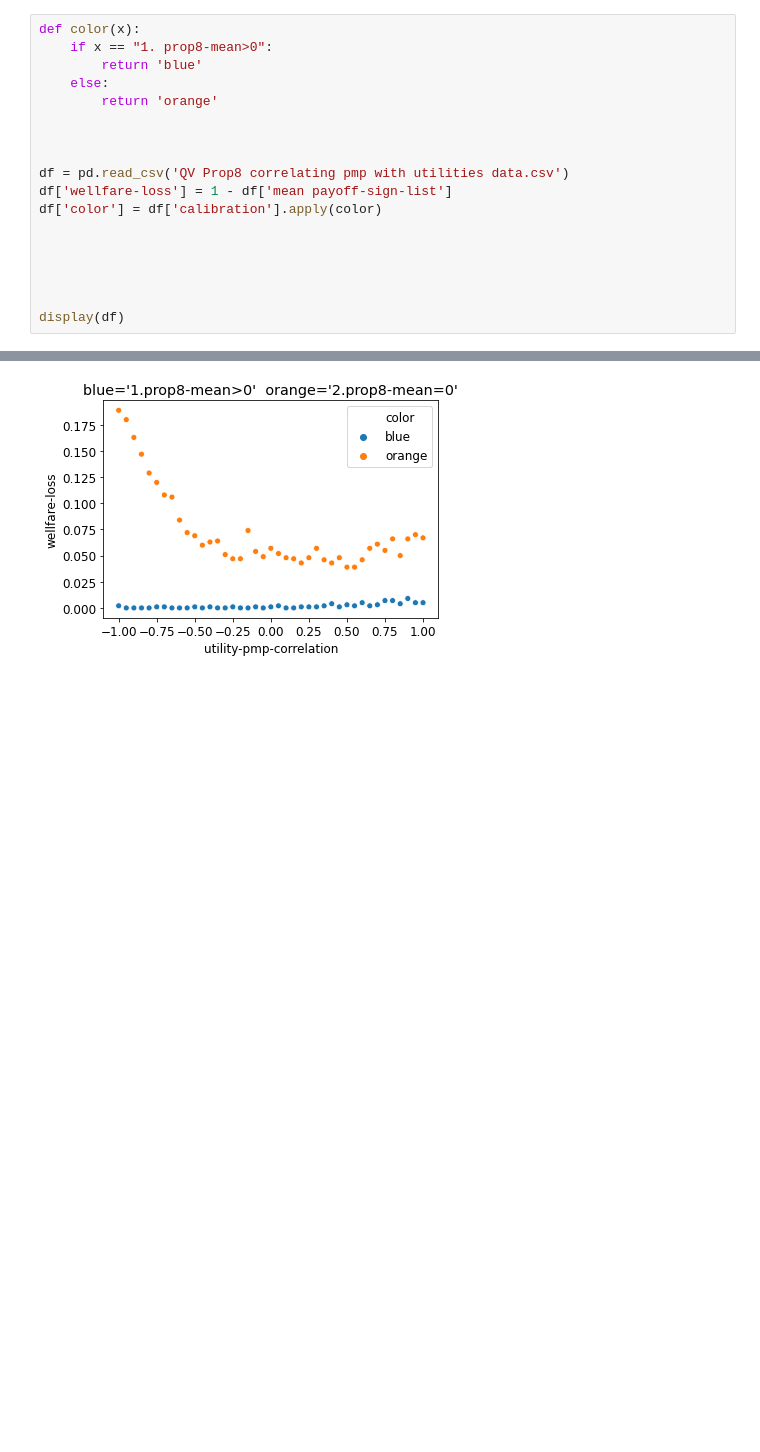
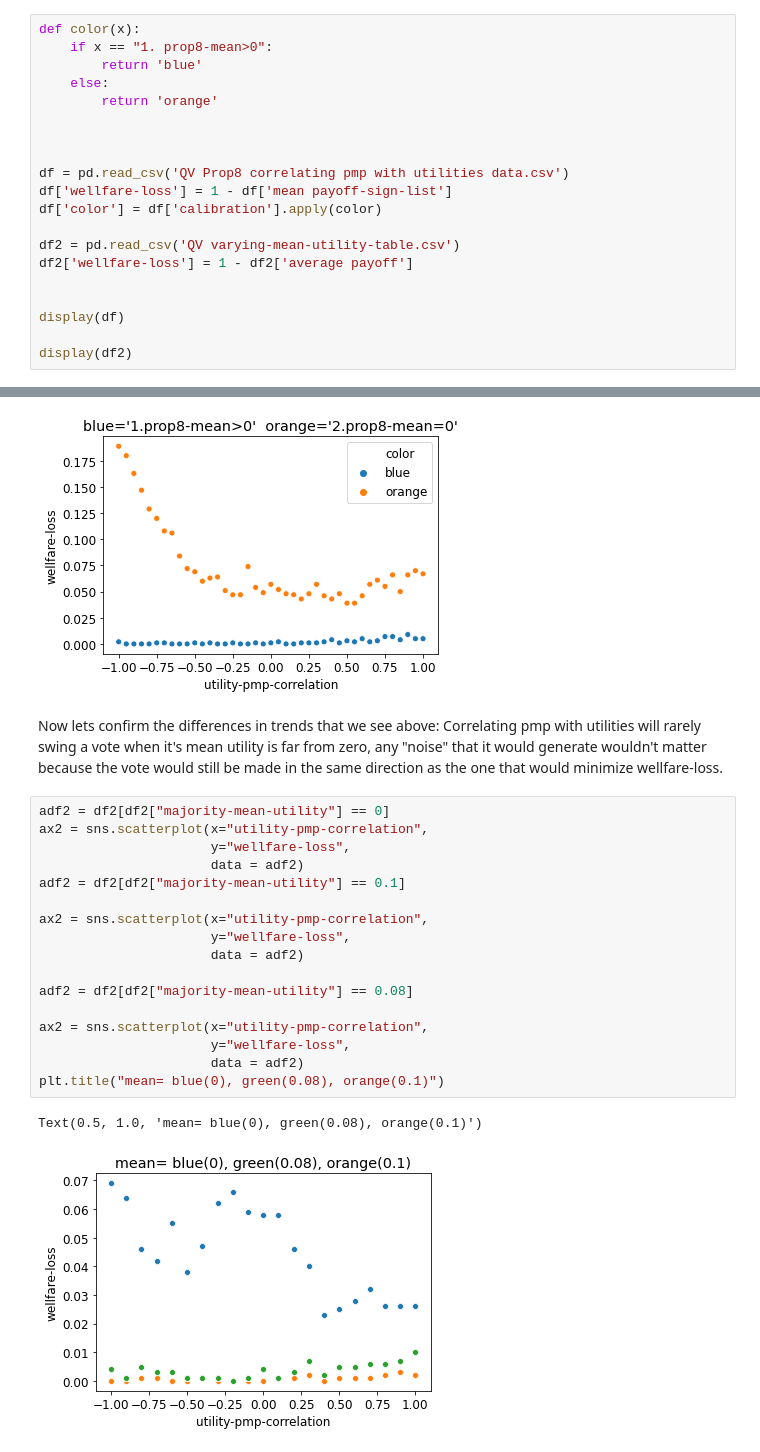
Before and after one commit to jzkelter/QV, a Jupyter notebook: data-analysis/analysis-future-work/QV Prop8 correlating pmp with utilities.ipynb, the cells around one changed output, grey strips where cells are left out. Saved outputs shown, nothing was run; the diff lists cells and outputs as text; blank space fills up the shorter version.

Commit message:
New Data Analysis Updates

```diff
--- a/data-analysis/analysis-future-work/QV Prop8 correlating pmp with utilities.ipynb
+++ b/data-analysis/analysis-future-work/QV Prop8 correlating pmp with utilities.ipynb
@@ -21,11 +21,13 @@ df = pd.read_csv('QV Prop8 correlating pmp with utilities data.csv')
 df['wellfare-loss'] = 1 - df['mean payoff-sign-list']
 df['color'] = df['calibration'].apply(color)
 
-
-
+df2 = pd.read_csv('QV varying-mean-utility-table.csv')
+df2['wellfare-loss'] = 1 - df2['average payoff']
 
 
 display(df)
+
+display(df2)
 # %% [output]
 |  | [run number] | payoff-include-votes-cost? | behavior-under-qv | calibration | variance-of-pmp | number-of-voters | ... |
 | 0 | 7 | False | rational | 1. prop8-mean>0 | 0.01 | 1001 | ... |
@@ -49,3 +64,25 @@ plt.title("blue='1.prop8-mean>0'  orange='2.prop8-mean=0'")
 # %% [output]
 Text(0.5, 1.0, "blue='1.prop8-mean>0'  orange='2.prop8-mean=0'")
 [figure]
+# %% [markdown]
+Now lets confirm the differences in trends that we see above: Correlating pmp with utilities will rarely swing a vote when it's mean utility is far from zero, any "noise" that it would generate wouldn't matter because the vote would still be made in the same direction as the one that would minimize wellfare-loss.
+# %%
+adf2 = df2[df2["majority-mean-utility"] == 0]
+ax2 = sns.scatterplot(x="utility-pmp-correlation",
+                      y="wellfare-loss",
+                      data = adf2)
+adf2 = df2[df2["majority-mean-utility"] == 0.1]
+
+ax2 = sns.scatterplot(x="utility-pmp-correlation",
+                      y="wellfare-loss",
+                      data = adf2)
+
+adf2 = df2[df2["majority-mean-utility"] == 0.08]
+
+ax2 = sns.scatterplot(x="utility-pmp-correlation",
+                      y="wellfare-loss",
+                      data = adf2)
+plt.title("mean= blue(0), green(0.08), orange(0.1)")
+# %% [output]
+Text(0.5, 1.0, 'mean= blue(0), green(0.08), orange(0.1)')
+[figure, added]
```
Also changed, not shown: parts of 3 cells of this notebook, 7 other files.
